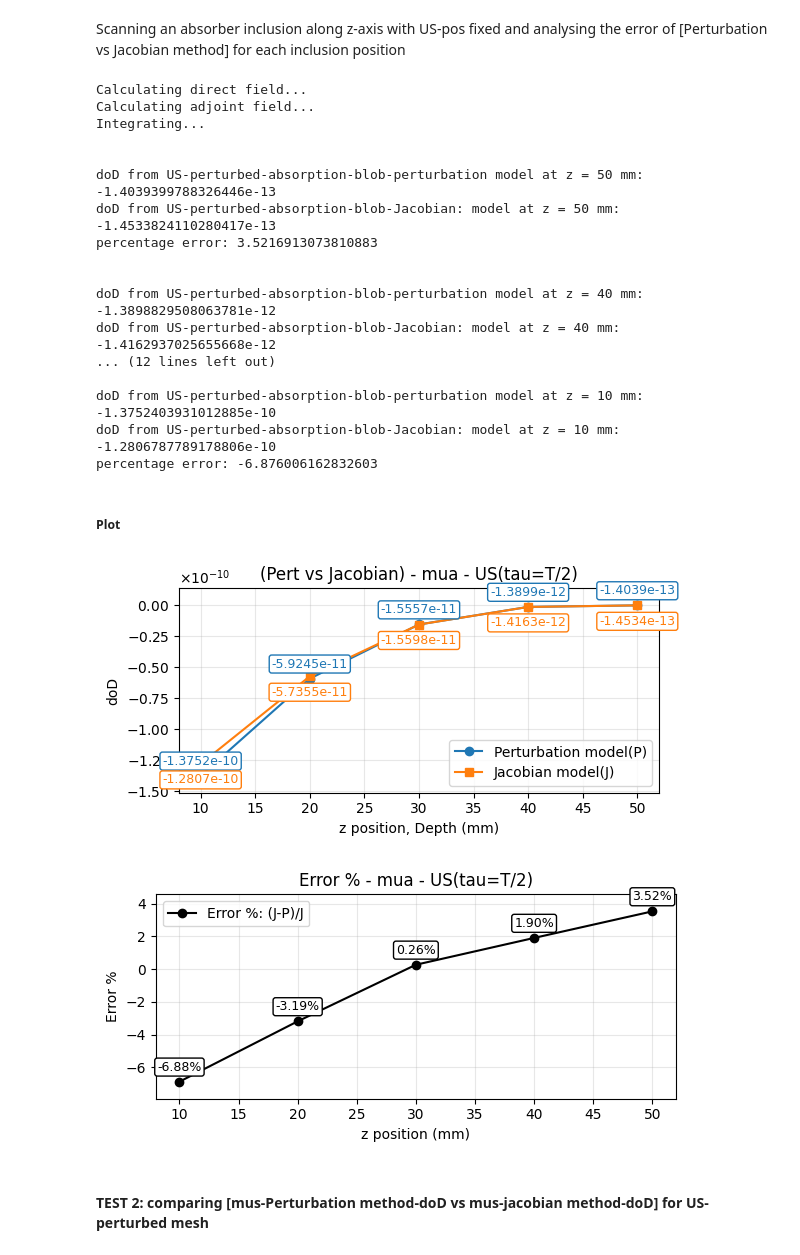
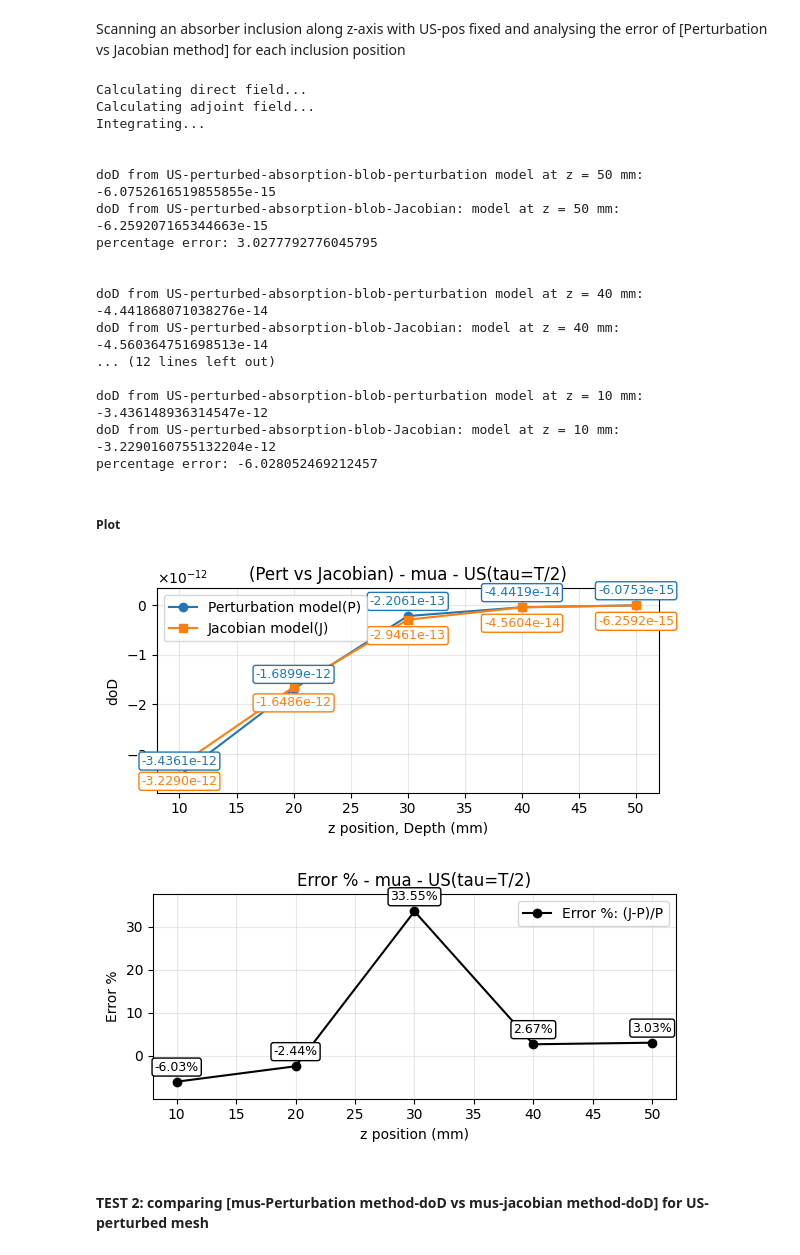
Before and after one commit to akshayraghuraman369/nirfaster-FF, a Jupyter notebook: Works/sensitivity/Validation/V_J_vs_Pert_z_scan_US.ipynb, the cells around one changed output. Drawn from its saved outputs; the diff is of its cells as text; code cells hidden in the pictures.

```diff
--- a/Works/sensitivity/Validation/V_J_vs_Pert_z_scan_US.ipynb
+++ b/Works/sensitivity/Validation/V_J_vs_Pert_z_scan_US.ipynb
@@ -150,10 +158,10 @@ nPos = len(posList)
 # %% [markdown]
 Scanning an absorber inclusion along z-axis with US-pos fixed and analysing the error of [Perturbation vs Jacobian method] for each inclusion position
 # %%
-J_mua_us = mesh_US.jacobian(normalize=False)[0]    # US-mua-Jacobian  # run the code block where mesh_US is initialized - (1, 1728000)
+J_US_mua = mesh_US.jacobian(normalize=False)[0]    # US-mua-Jacobian  # run the code block where mesh_US is initialized - (1, 1728000)
 
-data_mesh_US = mesh_US.femdata(0)[0]                  # measured US boundary data at tau = T/2
-data_mesh_US = data_mesh_US.amplitude
+data_US = mesh_US.femdata(0)[0]                  # measured US boundary data at tau = T/2
+data_US = data_US.amplitude
 
 # creating duplicate of mesh_US for measuring US-perturbed-perturbation-model doD
 mesh_US_pert = ff.base.stndmesh()
@@ -169,8 +177,10 @@ for i in range(0,nPos):
 
 
 
+
+
    # add a spherical absorption inclusion in mesh_US_pert
-   dia_ab =  6   #diameter of spherical absorber
+   dia_ab = 2   #diameter of spherical absorber
    x_cen_ab,y_cen_ab,z_cen_ab = [30,30,posList[i]]      #centre of the absorber
    dist_ab = np.sqrt(np.square((mesh.nodes[:,0]-x_cen_ab)) + np.square((mesh.nodes[:,1]-y_cen_ab)) + np.square((mesh.nodes[:,2]-z_cen_ab)))
                                              #all meshes are derived from the original main 'mesh', hence its alright to use 'mesh.nodes'
@@ -179,18 +189,22 @@ for i in range(0,nPos):
 
 
 
-   # Modify the mua-map of mesh_US_pert(in mesh-space) by some percentage, and calculate the forward data and sebsequently the perturbation doD
+
+
+   # Adding inclusion in the US-type mesh(in mesh-space) by modifying optical prop by some percentage, and calculate the forward data and sebsequently the perturbation doD
    if posList[i] != z_cen_us:
       mesh_US_pert.mua[mua_selection] = mesh_US_pert.mua[mua_selection] + mua_pert_percent*mesh_US_pert.mua[mua_selection]
    if posList[i] == z_cen_us:                                 #only if the inclusion coincides with the US-position!
       mesh_US_pert.mua[mua_selection] = mesh_US_pert.mua[mua_selection] + mua_pert_percent*mesh_US_pert.mua[mua_selection] - mua_pert_percent*mesh_US_pert.mus[mua_selection]*ht[mua_selection]
    mesh_US_pert.kappa[mua_selection] = 1.0 / (3.0*(mesh_US_pert.mua[mua_selection] + mesh_US_pert.mus[mua_selection]))
-
+   #mesh_US_pert.kappa[mua_selection] = 1.0 / (3.0*(mesh_US_pert.mus[mua_selection]))
 
    data_mesh_US_pert = mesh_US_pert.femdata(0)[0]
    data_mesh_US_pert = data_mesh_US_pert.amplitude
 
-   doD_mua_pert[i] = (((data_mesh_US_pert - data_mesh_US))).item()
+   doD_mua_pert[i] = (((data_mesh_US_pert - data_US))).item()
+
+
 
 
 
@@ -200,9 +214,15 @@ for i in range(0,nPos):
    tmp1= np.zeros(len(mesh.nodes))    #all meshes are derived from the original main 'mesh', hence its alright to use 'mesh.nodes'
    tmp1[mua_selection] = mua_pert_percent*mesh_US.mua[mua_selection]         # this is the effective difference in abs (in mesh-space). a 1% change in 'just absorption'
    dmua = mesh.vol.mesh2grid@tmp1     # mesh to grid interpolation (difference in abs in grid-space) - (1728000,1)
-   doD_mua_jacobian[i] = (J_mua_us @ dmua).item()
+   doD_mua_jacobian[i] = (J_US_mua @ dmua).item()
 
+
+
+
+
+   # Calculating the percentage error between both models
    error_mua[i] = (((doD_mua_jacobian[i]-doD_mua_pert[i])/doD_mua_pert[i])*100)
+
 
 
    #Compare
@@ -216,18 +236,18 @@ Calculating adjoint field...
 Integrating...
 
 
-doD from US-perturbed-absorption-blob-perturbation model at z = 50 mm: -1.4039399788326446e-13
-doD from US-perturbed-absorption-blob-Jacobian: model at z = 50 mm: -1.4533824110280417e-13
-percentage error: 3.5216913073810883
+doD from US-perturbed-absorption-blob-perturbation model at z = 50 mm: -6.0752616519855855e-15
+doD from US-perturbed-absorption-blob-Jacobian: model at z = 50 mm: -6.259207165344663e-15
+percentage error: 3.0277792776045795
 
 
-doD from US-perturbed-absorption-blob-perturbation model at z = 40 mm: -1.3898829508063781e-12
-doD from US-perturbed-absorption-blob-Jacobian: model at z = 40 mm: -1.4162937025655668e-12
+doD from US-perturbed-absorption-blob-perturbation model at z = 40 mm: -4.441868071038276e-14
+doD from US-perturbed-absorption-blob-Jacobian: model at z = 40 mm: -4.560364751698513e-14
 ... (12 lines left out)
 
-doD from US-perturbed-absorption-blob-perturbation model at z = 10 mm: -1.3752403931012885e-10
-doD from US-perturbed-absorption-blob-Jacobian: model at z = 10 mm: -1.2806787789178806e-10
-percentage error: -6.876006162832603
+doD from US-perturbed-absorption-blob-perturbation model at z = 10 mm: -3.436148936314547e-12
+doD from US-perturbed-absorption-blob-Jacobian: model at z = 10 mm: -3.2290160755132204e-12
+percentage error: -6.028052469212457
 # %% [markdown]
 ##### Plot
 # %%
@@ -286,36 +306,36 @@ plt.tight_layout()
 plt.show()
 
 
 
 
 
 
 # Error Plot
 plt.figure(figsize=(6, 3))
-line_err, = plt.plot(x, y_error, marker='o', linewidth=1.5, color='black', label='Error %: (J-P)/J')
+line_err, = plt.plot(x, y_error, marker='o', linewidth=1.5, color='black', label='Error %: (J-P)/P')
 # Zoom in around the min/max range with 10% padding
 y_min = np.min(y_error)
 y_max = np.max(y_error)
 pad = 0.1 * (y_max - y_min)
 plt.ylim(y_min - pad, y_max + pad)
 # Get the line color
 c_err = line_err.get_color()
 # Annotate each point
 for xi, yi in zip(x, y_error):
     plt.annotate(f'{yi:.2f}%', (xi, yi),
                  textcoords='offset points', xytext=(0, 8), ha='center',
                  color=c_err, fontsize=9,
                  bbox=dict(boxstyle='round,pad=0.2', fc='white', ec=c_err, alpha=1))
 plt.xlabel('z position (mm)')
 plt.ylabel('Error %')
 plt.title('Error % - mua - US(tau=T/2)')
 plt.grid(True, alpha=0.3)
 plt.legend()
 plt.tight_layout()
 plt.show()
 # %% [output]
-[figure, old version]
+[figure, new version]
-[figure, old version]
+[figure, new version]
 # %% [markdown]
 #### TEST 2: comparing [mus-Perturbation method-doD    vs     mus-jacobian method-doD] for US-perturbed mesh
 # %% [markdown]
```
Also changed, not shown: parts of 9 cells of this notebook, 3 other files.
